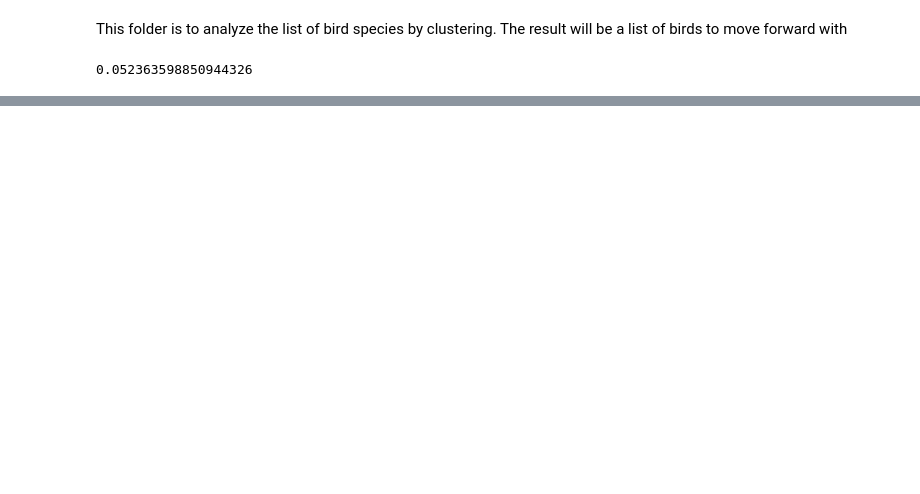
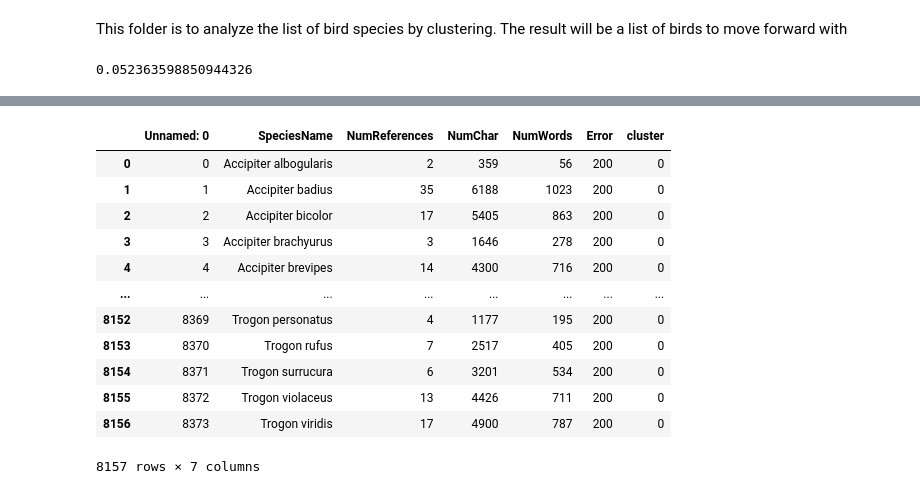
Before and after one commit to tvu05/BRAES, a Jupyter notebook: scripts/AnalysisClustering.ipynb, the cells around one changed output, grey strips where cells are left out. Saved outputs shown, nothing was run; the diff lists cells and outputs as text; code cells hidden in the pictures; blank space fills up the shorter version.

```diff
--- a/scripts/AnalysisClustering.ipynb
+++ b/scripts/AnalysisClustering.ipynb
@@ -38,0 +80,17 @@ print(subsetDF)
+# %%
+subsetDF_200['cluster'] = y
+subsetDF_200
+# %% [output]
+|  | Unnamed: 0 | SpeciesName | NumReferences | NumChar | NumWords | Error | cluster |
+| 0 | 0 | Accipiter albogularis | 2 | 359 | 56 | 200 | 0 |
+| 1 | 1 | Accipiter badius | 35 | 6188 | 1023 | 200 | 0 |
+| 2 | 2 | Accipiter bicolor | 17 | 5405 | 863 | 200 | 0 |
+| 3 | 3 | Accipiter brachyurus | 3 | 1646 | 278 | 200 | 0 |
+| 4 | 4 | Accipiter brevipes | 14 | 4300 | 716 | 200 | 0 |
+| ... | ... | ... | ... | ... | ... | ... | ... |
+| 8152 | 8369 | Trogon personatus | 4 | 1177 | 195 | 200 | 0 |
+| 8153 | 8370 | Trogon rufus | 7 | 2517 | 405 | 200 | 0 |
+| 8154 | 8371 | Trogon surrucura | 6 | 3201 | 534 | 200 | 0 |
+| 8155 | 8372 | Trogon violaceus | 13 | 4426 | 711 | 200 | 0 |
+| 8156 | 8373 | Trogon viridis | 17 | 4900 | 787 | 200 | 0 |
+8157 rows × 7 columns
```
Also changed, not shown: parts of 7 cells of this notebook, 1 other file.
